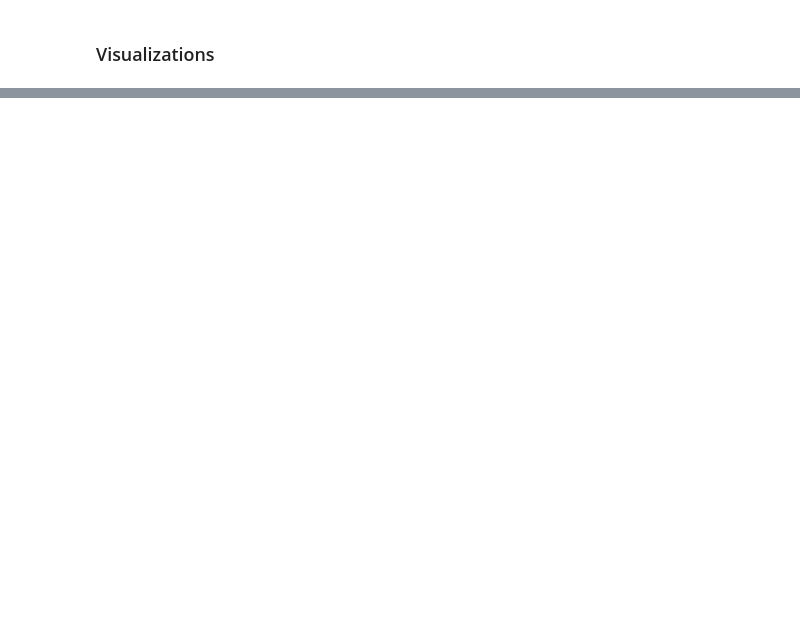
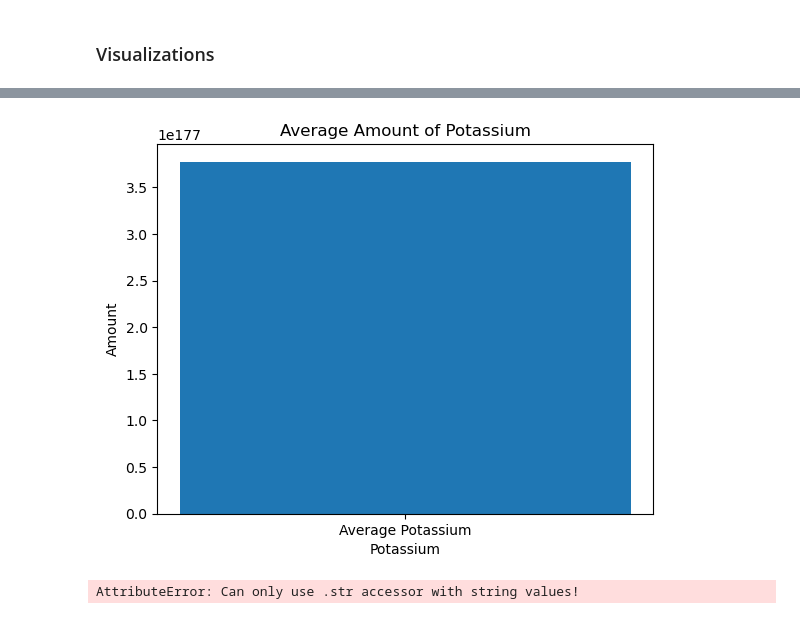
Before and after one commit to HardoModo/Dev10-Capstone, a Jupyter notebook: Janeel/Food_nutrient.ipynb, the cells around one changed output, grey strips where cells are left out. Drawn from its saved outputs; the diff is of its cells as text; code cells hidden in the pictures; blank space fills up the shorter version.

Commit message:
added more visuals in attempt to answer questions posed

```diff
--- a/Janeel/Food_nutrient.ipynb
+++ b/Janeel/Food_nutrient.ipynb
@@ -599,0 +698,37 @@ plt.show()
+# %%
+# Calculate the average amount of potassium
+average_potassium = df2['Potassium'].mean()
+
+# Create a bar plot
+plt.bar('Average Potassium', average_potassium)
+
+# Add labels and title
+plt.xlabel('Potassium')
+plt.ylabel('Amount')
+plt.title('Average Amount of Potassium')
+
+# Display the plot
+plt.show()
+# %% [output]
+[figure, added]
+# %%
+import matplotlib.pyplot as plt
+
+# Filter food items with high cholesterol
+high_cholesterol_foods = df2[df2['Cholesterol'] > 50]
+
+# Create a bar plot
+plt.bar(high_cholesterol_foods['Food Encoded'], high_cholesterol_foods['Cholesterol'])
+
+# Add labels and title
+plt.xlabel('Food Item')
+plt.ylabel('Cholesterol')
+plt.title('Food Items with High Cholesterol')
+
+# Rotate the x-axis labels for better visibility
+plt.xticks(rotation=45)
+
+# Display the plot
+plt.show()
+# %% [output]
+AttributeError: Can only use .str accessor with string values!
```
Also changed, not shown: parts of 30 cells of this notebook.
